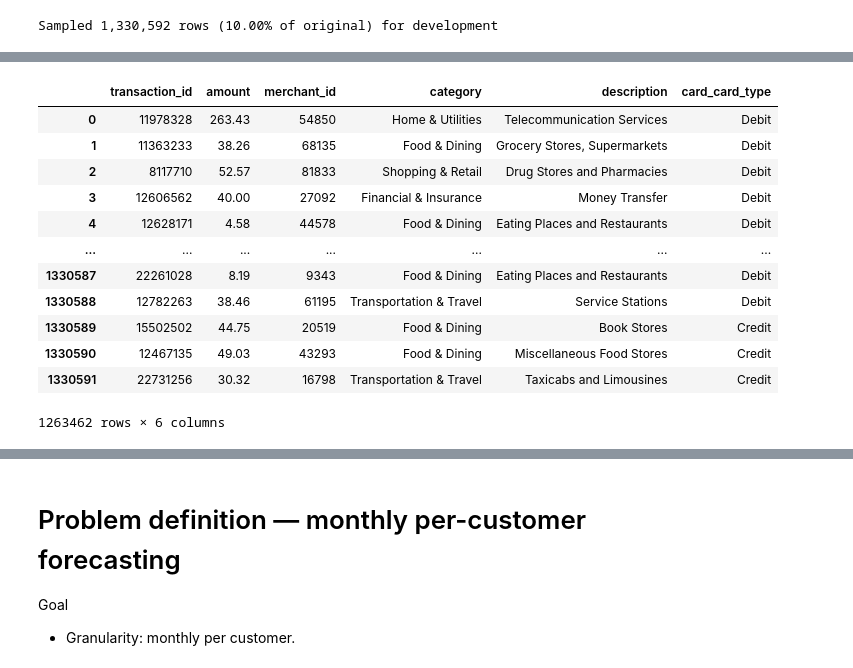
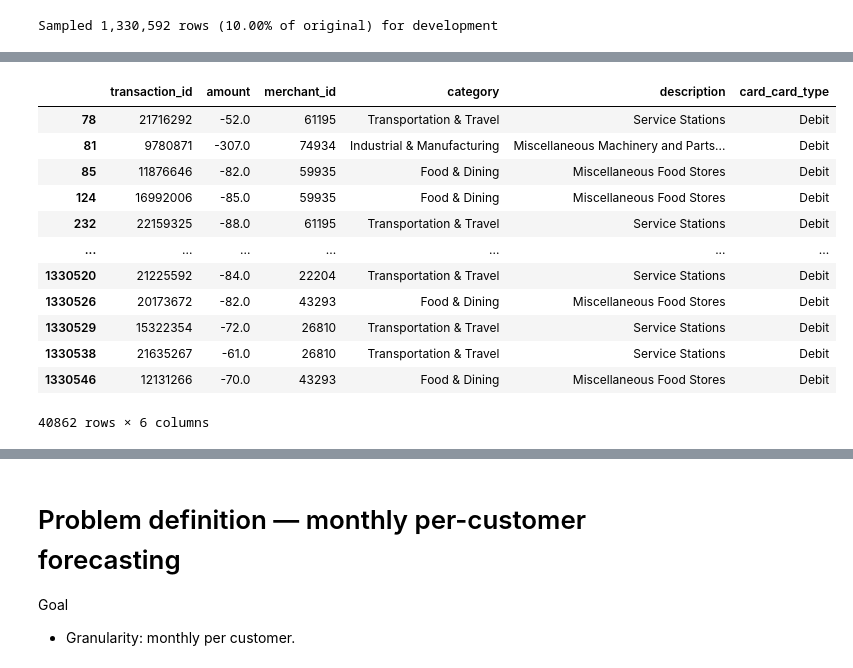
Before and after one commit to QHCeng/Capstone, a Jupyter notebook: LSTM/LSTM.ipynb, the cells around one changed output, grey strips where cells are left out. Cells and saved outputs as stored; diff of their text form; code cells hidden in the pictures.

```diff
--- a/LSTM/LSTM.ipynb
+++ b/LSTM/LSTM.ipynb
@@ -44,19 +44,21 @@ Data columns (total 38 columns):
 dtypes: bool(1), datetime64[ns](2), float64(7), int64(14), object(14)
 memory usage: 376.9+ MB
 # %%
-neg_tx = df[df['amount'] > 0].copy()
+neg_tx = df[(df['amount'] < 0) & (df['card_card_type'] == 'Debit')].copy()
 display(neg_tx[["transaction_id", "amount", "merchant_id", "category", "description", "card_card_type"]])
+dup_mask = df['transaction_id'].duplicated(keep=False)
+n_dups = int(dup_mask.sum())
 # %% [output]
 |  | transaction_id | amount | merchant_id | category | description | card_card_type |
-| 0 | 11978328 | 263.43 | 54850 | Home & Utilities | Telecommunication Services | Debit |
-| 1 | 11363233 | 38.26 | 68135 | Food & Dining | Grocery Stores, Supermarkets | Debit |
-| 2 | 8117710 | 52.57 | 81833 | Shopping & Retail | Drug Stores and Pharmacies | Debit |
-| 3 | 12606562 | 40.00 | 27092 | Financial & Insurance | Money Transfer | Debit |
-| 4 | 12628171 | 4.58 | 44578 | Food & Dining | Eating Places and Restaurants | Debit |
+| 78 | 21716292 | -52.0 | 61195 | Transportation & Travel | Service Stations | Debit |
+| 81 | 9780871 | -307.0 | 74934 | Industrial & Manufacturing | Miscellaneous Machinery and Parts... | Debit |
+| 85 | 11876646 | -82.0 | 59935 | Food & Dining | Miscellaneous Food Stores | Debit |
+| 124 | 16992006 | -85.0 | 59935 | Food & Dining | Miscellaneous Food Stores | Debit |
+| 232 | 22159325 | -88.0 | 61195 | Transportation & Travel | Service Stations | Debit |
 | ... | ... | ... | ... | ... | ... | ... |
-| 1330587 | 22261028 | 8.19 | 9343 | Food & Dining | Eating Places and Restaurants | Debit |
-| 1330588 | 12782263 | 38.46 | 61195 | Transportation & Travel | Service Stations | Debit |
-| 1330589 | 15502502 | 44.75 | 20519 | Food & Dining | Book Stores | Credit |
-| 1330590 | 12467135 | 49.03 | 43293 | Food & Dining | Miscellaneous Food Stores | Credit |
-| 1330591 | 22731256 | 30.32 | 16798 | Transportation & Travel | Taxicabs and Limousines | Credit |
+| 1330520 | 21225592 | -84.0 | 22204 | Transportation & Travel | Service Stations | Debit |
+| 1330526 | 20173672 | -82.0 | 43293 | Food & Dining | Miscellaneous Food Stores | Debit |
+| 1330529 | 15322354 | -72.0 | 26810 | Transportation & Travel | Service Stations | Debit |
+| 1330538 | 21635267 | -61.0 | 26810 | Transportation & Travel | Service Stations | Debit |
+| 1330546 | 12131266 | -70.0 | 43293 | Food & Dining | Miscellaneous Food Stores | Debit |
-1263462 rows × 6 columns
+40862 rows × 6 columns
```
Also changed, not shown: parts of 15 cells of this notebook.
